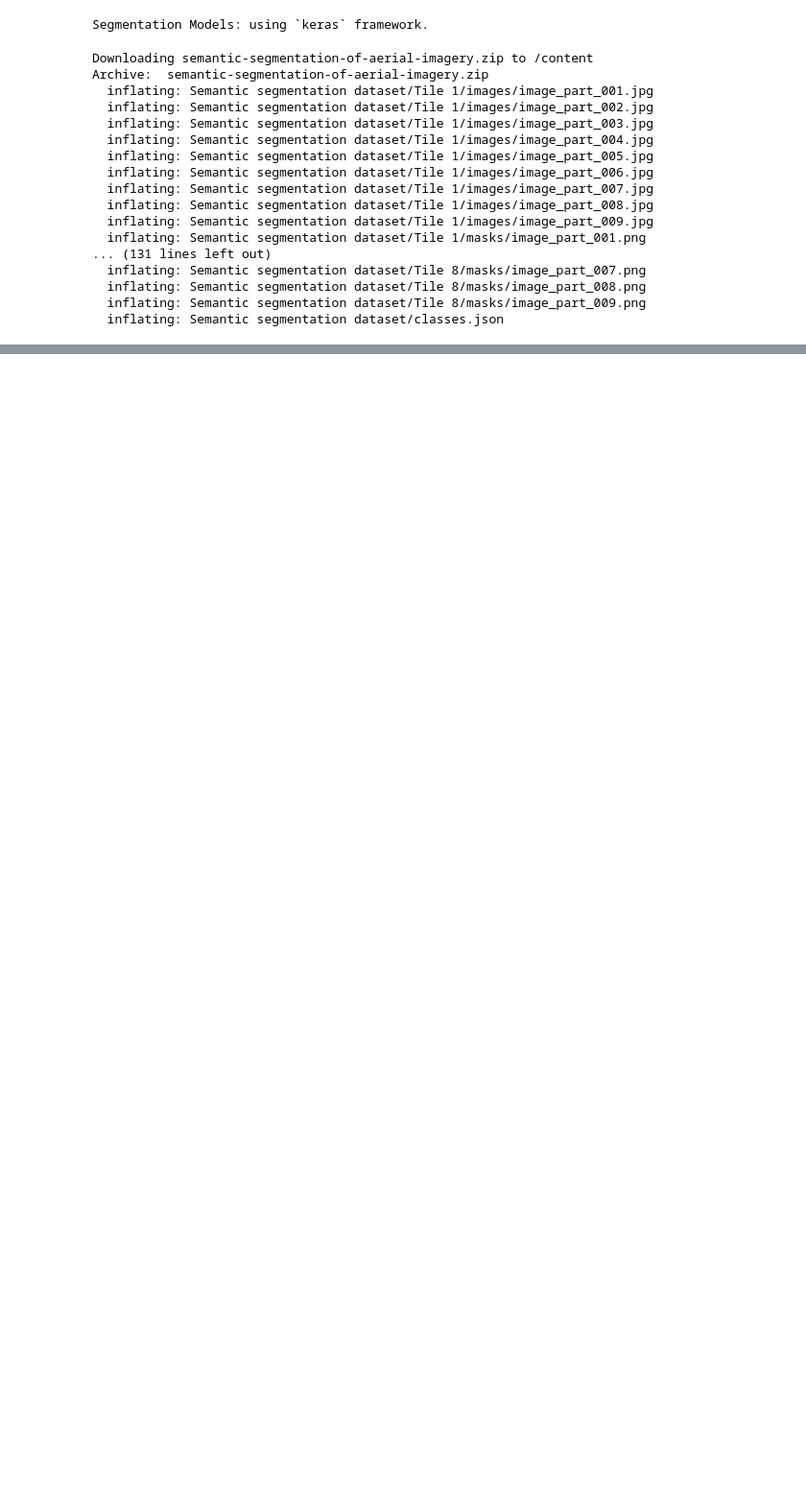
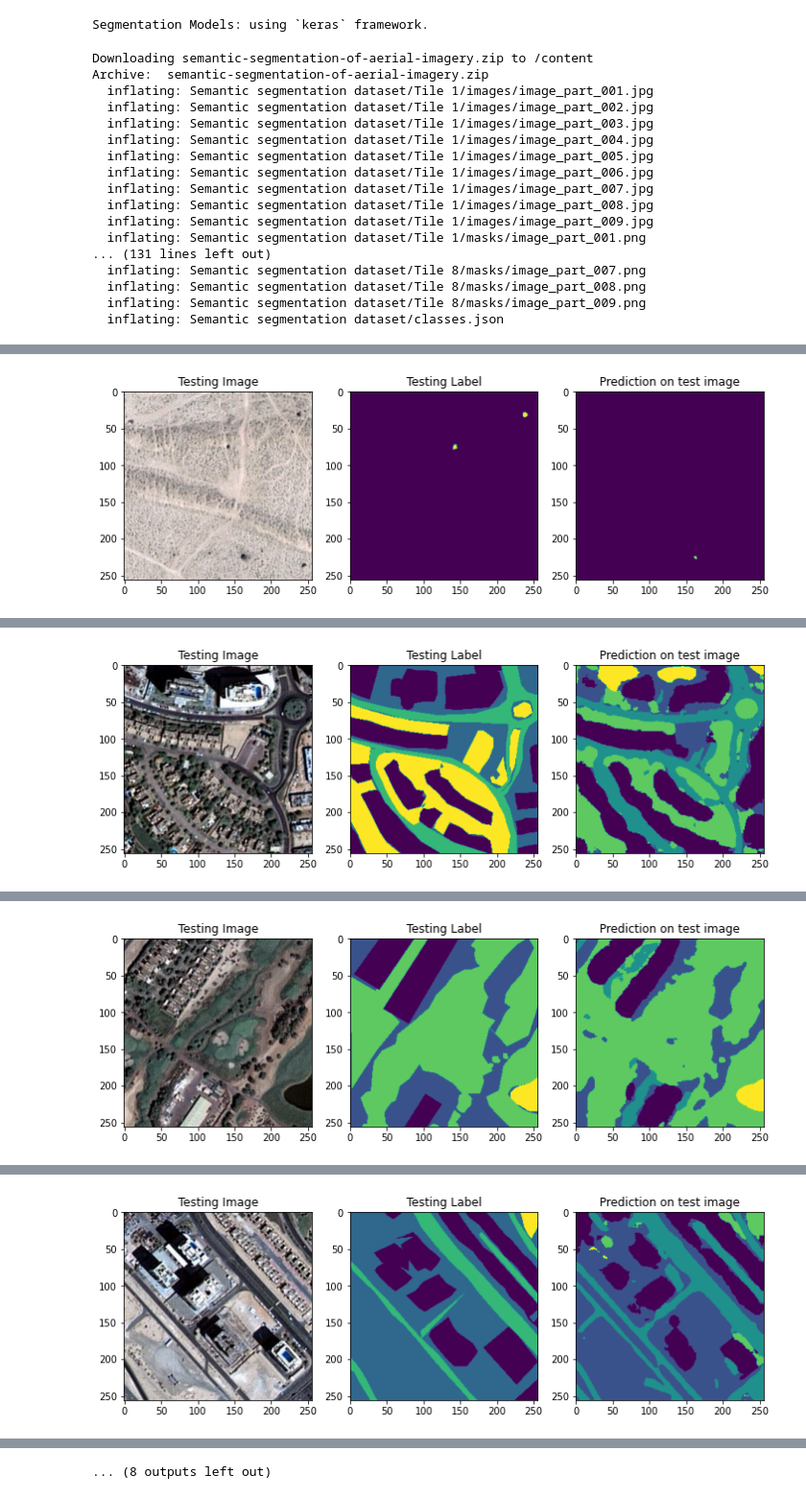
Before and after one commit to jbq2/CS301-101-team7_SemanticSegmentation, a Jupyter notebook: CS301_101_TermProject.ipynb, the cells around one changed output, grey strips where cells are left out. Shown at 96% size. Saved outputs shown, nothing was run; the diff lists cells and outputs as text; code cells hidden in the pictures; blank space fills up the shorter version.

```diff
--- a/CS301_101_TermProject.ipynb
+++ b/CS301_101_TermProject.ipynb
@@ -725,27 +728,30 @@ Epoch 100/100
 # %%
 #######################################################################
-#Predict on a few images
+#Prediction on 10 images
 
 import random
-test_img_number = random.randint(0, len(X_test))
-test_img = X_test[test_img_number]
-ground_truth=y_test[test_img_number]
-#test_img_norm=test_img[:,:,0][:,:,None]
-test_img_input=np.expand_dims(test_img, 0)
-prediction = (model.predict(test_img_input))
-predicted_img=np.argmax(prediction, axis=3)[0,:,:]
+for i in range(10):
+  print("Prediction", i+1)
+  test_img_number = random.randint(0, len(X_test))
+  test_img = X_test[test_img_number]
+  ground_truth=y_test[test_img_number]
+  #test_img_norm=test_img[:,:,0][:,:,None]
+  test_img_input=np.expand_dims(test_img, 0)
+  prediction = (model.predict(test_img_input))
+  predicted_img=np.argmax(prediction, axis=3)[0,:,:]
+  ground_truth=np.argmax(ground_truth, axis=2)[:,:]
 
-
-plt.figure(figsize=(12, 8))
-plt.subplot(231)
-plt.title('Testing Image')
-plt.imshow(test_img)
-plt.subplot(232)
-plt.title('Testing Label')
-plt.imshow(ground_truth)
-plt.subplot(233)
-plt.title('Prediction on test image')
-plt.imshow(predicted_img)
-plt.show()
+  plt.figure(figsize=(12, 8))
+  plt.subplot(231)
+  plt.title('Testing Image')
+  plt.imshow(test_img)
+  plt.subplot(232)
+  plt.title('Testing Label')
+  plt.imshow(ground_truth)
+  plt.subplot(233)
+  plt.title('Prediction on test image')
+  plt.imshow(predicted_img)
+  plt.show()
 
 #####################################################################
+# %% [output]
@@ -751,0 +760 @@ plt.show()
+[figure, added]
@@ -751,0 +763 @@ plt.show()
+[figure, added]
@@ -751,0 +766 @@ plt.show()
+[figure, added]
@@ -751,0 +769 @@ plt.show()
+[figure, added]
@@ -751,0 +776 @@ plt.show()
+... (8 outputs left out)
```
Also changed, not shown: parts of 4 cells of this notebook.
